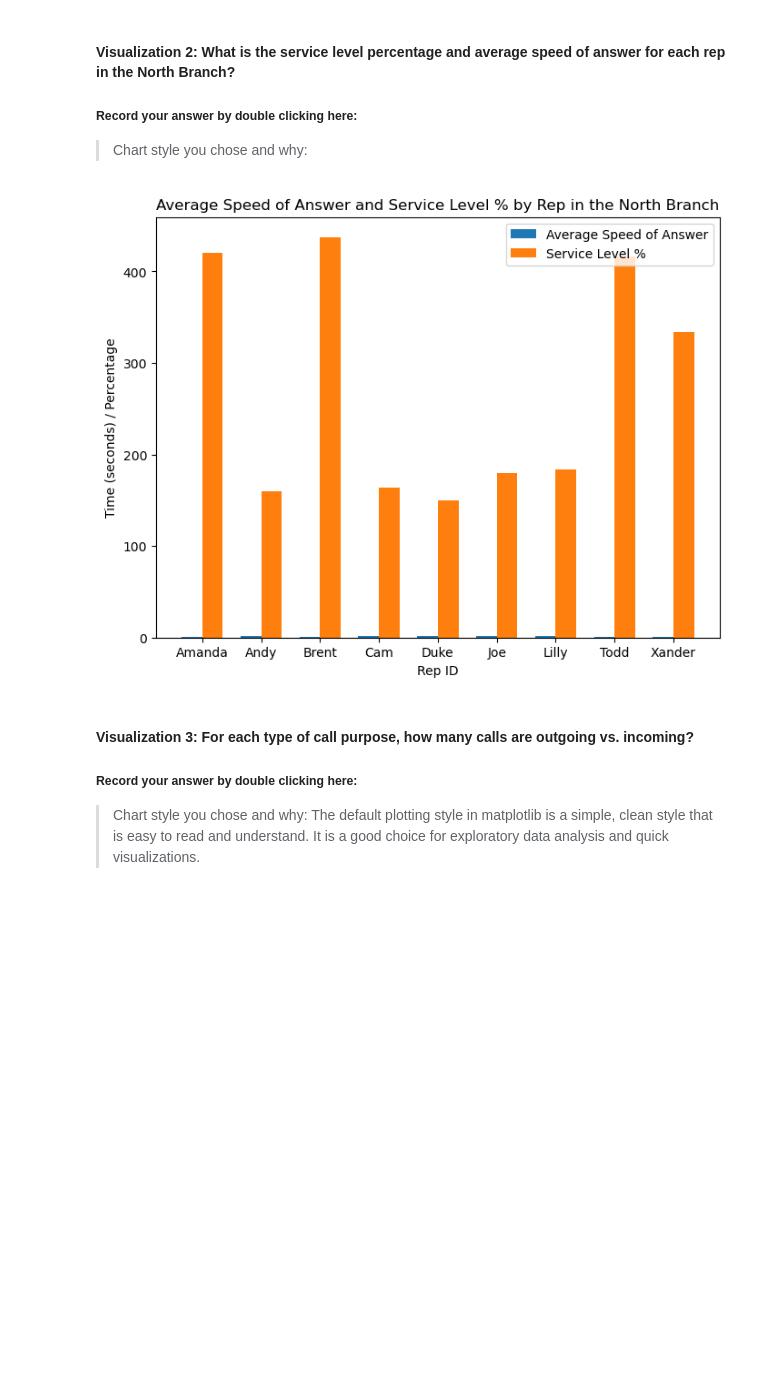
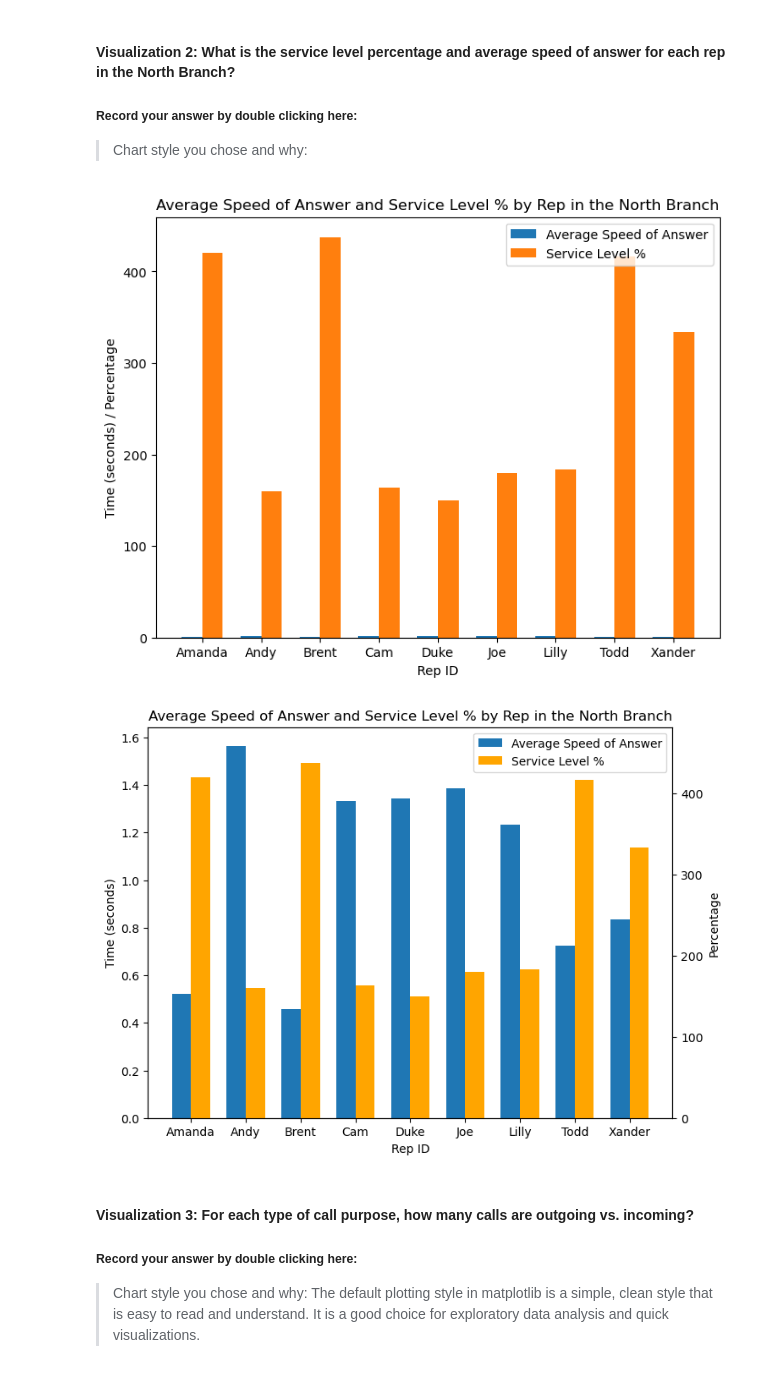
Before and after one commit to fsaidova74/call-center-cleanup-assignment, a Jupyter notebook: Call_Center_Cleanup.ipynb, the cells around one changed output. Saved outputs shown, nothing was run; the diff lists cells and outputs as text; code cells hidden in the pictures; blank space fills up the shorter version.

```diff
--- a/Call_Center_Cleanup.ipynb
+++ b/Call_Center_Cleanup.ipynb
@@ -424,6 +424,8 @@ plt.show()
 > Chart style you chose and why:
 # %%
 # Create visualization 2 here
+import numpy as np
+
 # north_plt contains the data you need for the average speed of answer of each rep
 
 north_plt = north_df.groupby("Rep ID")["Incoming Wait Time"].mean().to_frame().reset_index()
@@ -456,34 +458,83 @@ north_stats = pd.merge(north_plt, service_level, on="Rep ID")
 import matplotlib.pyplot as plt
 
 # Set up the figure
 fig, ax = plt.subplots(figsize=(8, 6))
 
 # Set the x-axis labels as the rep IDs
 labels = north_stats["Rep ID"]
 
 # Set the x-axis positions for each group of bars
 x = np.arange(len(labels))
 
 # Set the width of each bar
 width = 0.35
 
 # Plot the average speed of answer bars
 ax.bar(x - width/2, north_stats["Incoming Wait Time"], width, label="Average Speed of Answer")
 
 # Plot the service level percentage bars
 ax.bar(x + width/2, north_stats["Service Level %"], width, label="Service Level %")
 
-# Add the x-axis labels, title, and legend
+# # Add the x-axis labels, title, and legend
 ax.set_xticks(x)
 ax.set_xticklabels(labels)
 ax.set_xlabel("Rep ID")
 ax.set_ylabel("Time (seconds) / Percentage")
 ax.set_title("Average Speed of Answer and Service Level % by Rep in the North Branch")
 ax.legend()
 
 plt.show()
+
+
+
+#Second graph with better scales
+
+import numpy as np
+import matplotlib.pyplot as plt
+import pandas as pd
+
+# Your data processing code here...
+
+# Set up the figure
+fig, ax = plt.subplots(figsize=(8, 6))
+
+# Create a secondary y-axis
+ax2 = ax.twinx()
+
+# Set the x-axis labels as the rep IDs
+labels = north_stats["Rep ID"]
+
+# Set the x-axis positions for each group of bars
+x = np.arange(len(labels))
+
+# Set the width of each bar
+width = 0.35
+
+# Plot the average speed of answer bars
+ax.bar(x - width/2, north_stats["Incoming Wait Time"], width, label="Average Speed of Answer")
+
+# Plot the service level percentage bars
+ax2.bar(x + width/2, north_stats["Service Level %"], width, label="Service Level %", color='orange')
+
+# Add the x-axis labels, title, and legend
+ax.set_xticks(x)
+ax.set_xticklabels(labels)
+ax.set_xlabel("Rep ID")
+ax.set_ylabel("Time (seconds)")
+ax.set_title("Average Speed of Answer and Service Level % by Rep in the North Branch")
+
+ax2.set_ylabel("Percentage")
+ax2.set_ylim(0, max(north_stats["Service Level %"]) * 1.1)
+
+# Combine the legends for both axes
+lines, labels = ax.get_legend_handles_labels()
+lines2, labels2 = ax2.get_legend_handles_labels()
+ax.legend(lines + lines2, labels + labels2)
+
+plt.show()
 # %% [output]
 [figure]
+[figure, added]
 # %% [markdown]
 #### Visualization 3: For each type of call purpose, how many calls are outgoing vs. incoming?
 ##### Record your answer by double clicking here:
```
Also changed, not shown: parts of 3 cells of this notebook.
